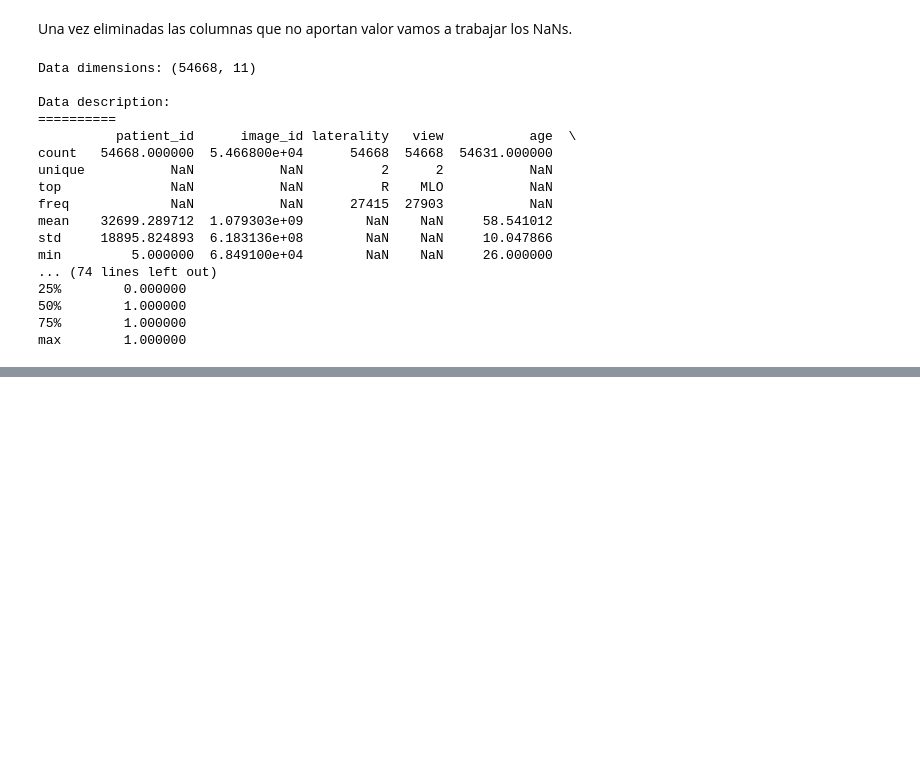
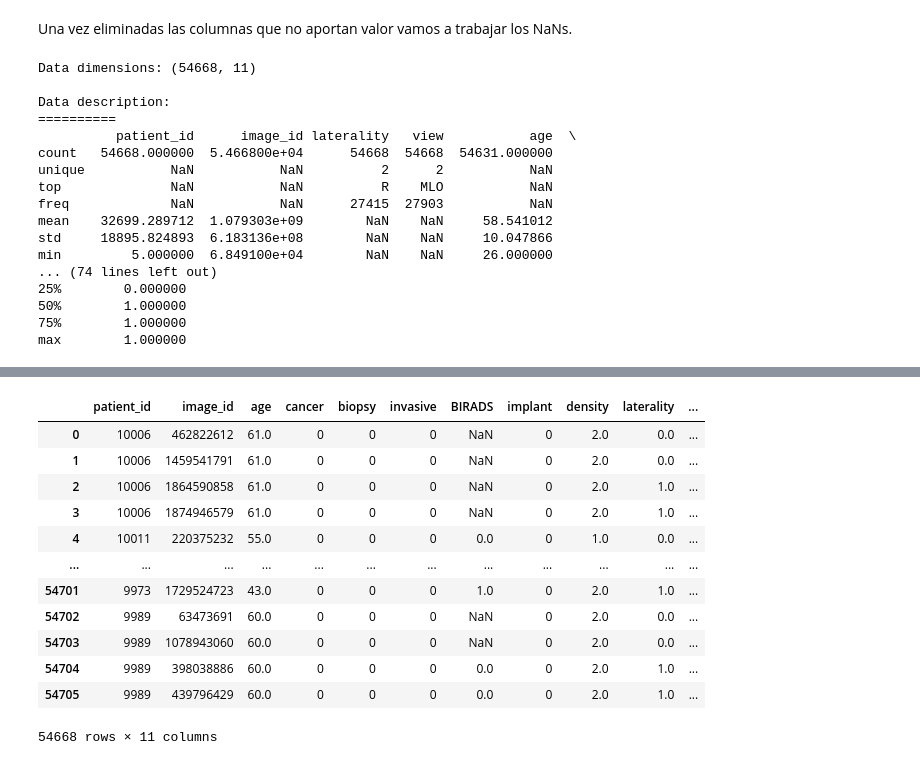
Before and after one commit to Fj-martinez33/RSNA-Breast-Cancer-Detection, a Jupyter notebook: src/explore.ipynb, the cells around one changed output, grey strips where cells are left out. Saved outputs shown, nothing was run; the diff lists cells and outputs as text; code cells hidden in the pictures; blank space fills up the shorter version.

Commit message:
KNN Imputer

```diff
--- a/src/explore.ipynb
+++ b/src/explore.ipynb
@@ -450,0 +437,32 @@ max        1.000000
+# %%
+imputing_cols = ["density", "age"]
+
+def KnnImputer(dataset, cols, n):
+
+    imputer = KNNImputer(n_neighbors= n)
+    #Visualizamos los NaN en el dataframe
+    print(f"Search NaN values:\n==========\n")
+
+    nan_filter = dataset.isna().sum()
+    data_nan = nan_filter[nan_filter > 0]
+
+    if data_nan.empty:
+        print("Non Nan Values\n")
+
+    else:
+        print("Nan Values:\n==========\n")
+        for col, n in data_nan.items():
+            print(f"Column {col}: {n} NaN values\n")
+
+    #Imputamos los valores faltantes en las columnas seleccionadas.
+    print(f"Imputing data from columns: {', '.join(cols)}...")
+    try:
+        dataset[cols] = imputer.fit_transform(dataset[cols])
+        print(f"...Data imputed")
+
+    except Exception as e:
+        print(f"...Error: {e}")
+
+    return dataset
+
+imputedDataTrain = KnnImputer(encodedDataTrain, imputing_cols, 5)
@@ -450,0 +480,16 @@ max        1.000000
+# %%
+imputedDataTrain
+# %% [output]
+|  | patient_id | image_id | age | cancer | biopsy | invasive | BIRADS | implant | density | laterality | ... |
+| 0 | 10006 | 462822612 | 61.0 | 0 | 0 | 0 | NaN | 0 | 2.0 | 0.0 | ... |
+| 1 | 10006 | 1459541791 | 61.0 | 0 | 0 | 0 | NaN | 0 | 2.0 | 0.0 | ... |
+| 2 | 10006 | 1864590858 | 61.0 | 0 | 0 | 0 | NaN | 0 | 2.0 | 1.0 | ... |
+| 3 | 10006 | 1874946579 | 61.0 | 0 | 0 | 0 | NaN | 0 | 2.0 | 1.0 | ... |
+| 4 | 10011 | 220375232 | 55.0 | 0 | 0 | 0 | 0.0 | 0 | 1.0 | 0.0 | ... |
+| ... | ... | ... | ... | ... | ... | ... | ... | ... | ... | ... | ... |
+| 54701 | 9973 | 1729524723 | 43.0 | 0 | 0 | 0 | 1.0 | 0 | 2.0 | 1.0 | ... |
+| 54702 | 9989 | 63473691 | 60.0 | 0 | 0 | 0 | NaN | 0 | 2.0 | 0.0 | ... |
+| 54703 | 9989 | 1078943060 | 60.0 | 0 | 0 | 0 | NaN | 0 | 2.0 | 0.0 | ... |
+| 54704 | 9989 | 398038886 | 60.0 | 0 | 0 | 0 | 0.0 | 0 | 2.0 | 1.0 | ... |
+| 54705 | 9989 | 439796429 | 60.0 | 0 | 0 | 0 | 0.0 | 0 | 2.0 | 1.0 | ... |
+54668 rows × 11 columns
```
Also changed, not shown: parts of 4 cells of this notebook.
